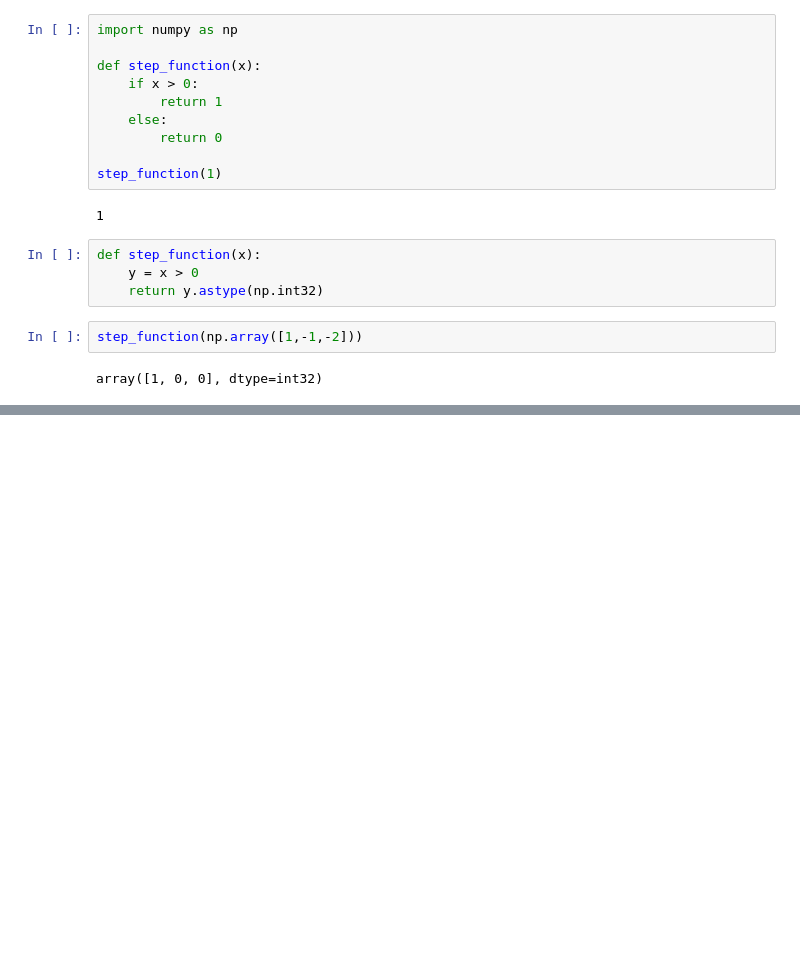
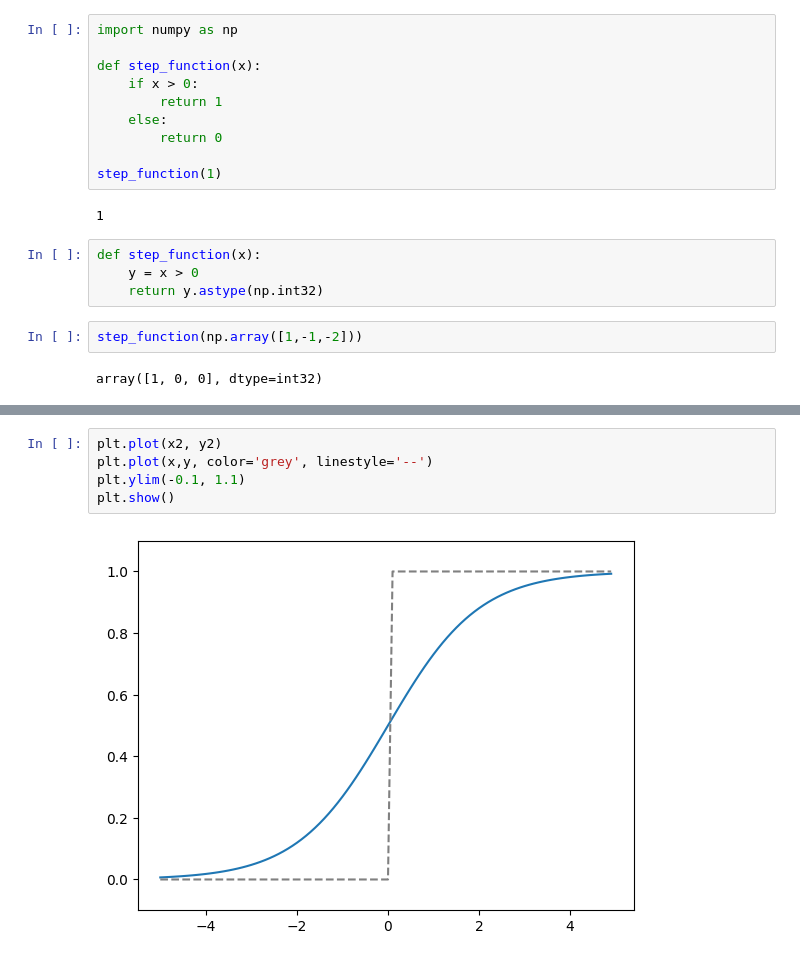
Before and after one commit to Chanmuzi/Deep-Learning-from-Scratch, a Jupyter notebook: practice.ipynb, the cells around one changed output, grey strips where cells are left out. Drawn from its saved outputs; the diff is of its cells as text; blank space fills up the shorter version.

```diff
--- a/practice.ipynb
+++ b/practice.ipynb
@@ -310,0 +343,7 @@ array([1, 0, 0], dtype=int32)
+# %%
+plt.plot(x2, y2)
+plt.plot(x,y, color='grey', linestyle='--')
+plt.ylim(-0.1, 1.1)
+plt.show()
+# %% [output]
+[figure, added]
```
Also changed, not shown: parts of 5 cells of this notebook.
